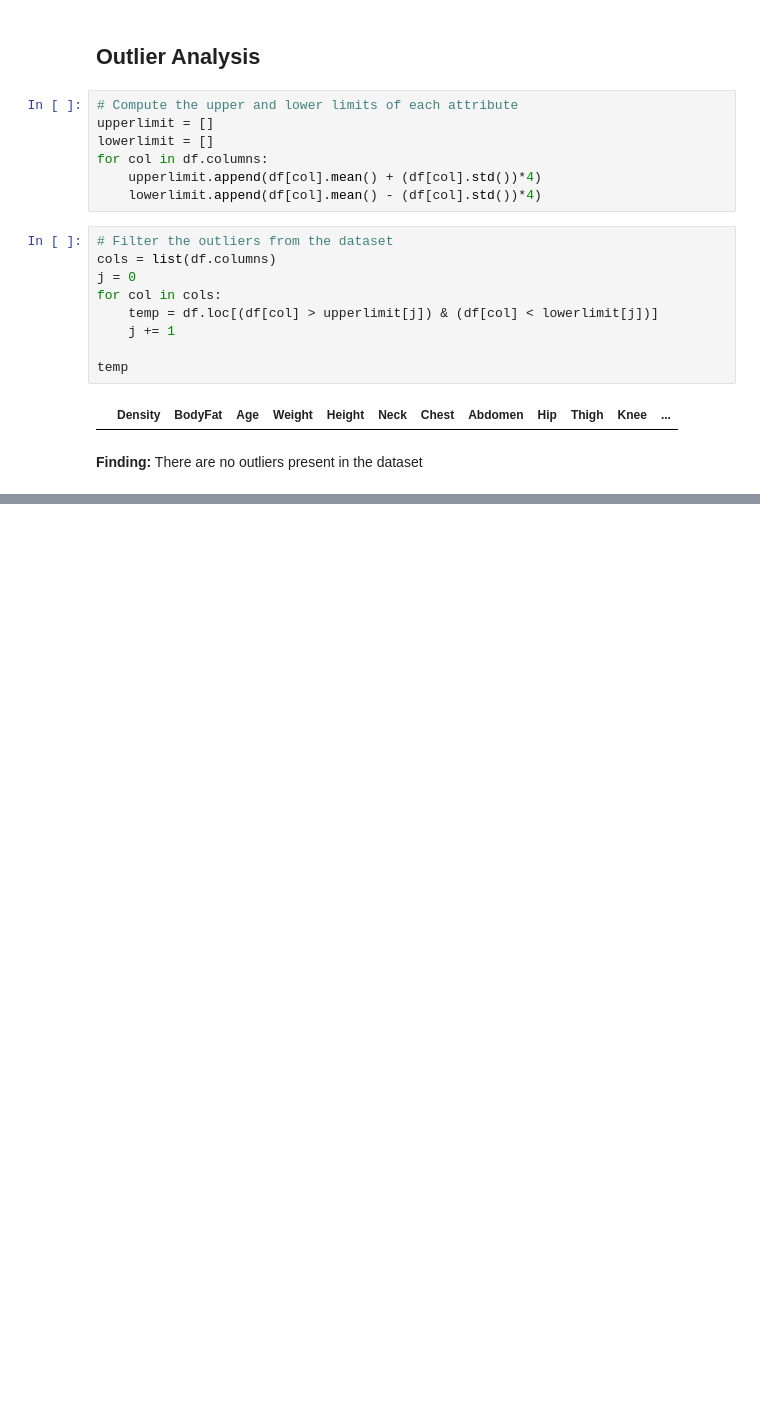
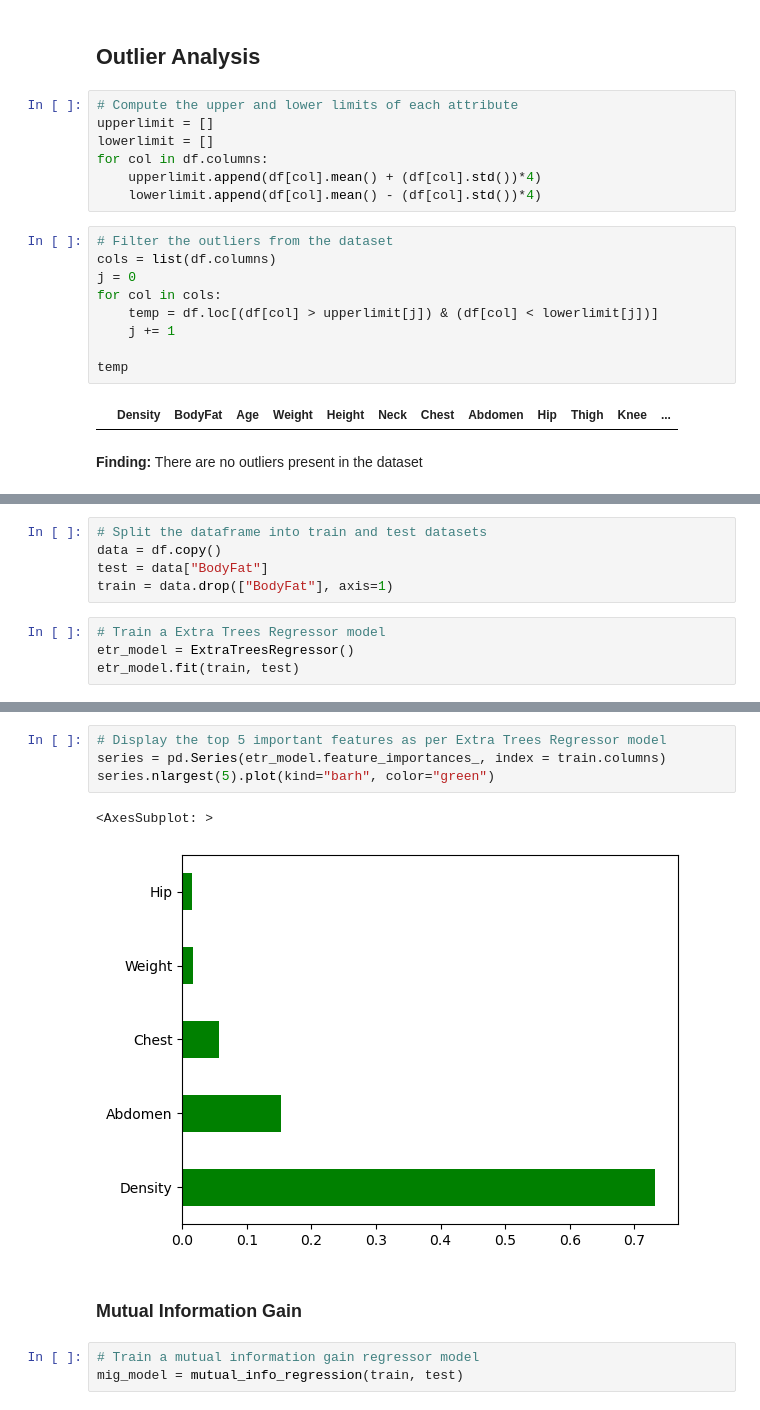
Before and after one commit to Aniket-Mahindrakar/Body-Fat-Estimation, a Jupyter notebook: Body Fat Prediction.ipynb, the cells around one changed output, grey strips where cells are left out. Cells and saved outputs as stored; diff of their text form; blank space fills up the shorter version.

```diff
--- a/Body Fat Prediction.ipynb
+++ b/Body Fat Prediction.ipynb
@@ -148,0 +157,9 @@ temp
+# %%
+# Split the dataframe into train and test datasets
+data = df.copy()
+test = data["BodyFat"]
+train = data.drop(["BodyFat"], axis=1)
+# %%
+# Train a Extra Trees Regressor model
+etr_model = ExtraTreesRegressor()
+etr_model.fit(train, test)
@@ -148,0 +175,12 @@ temp
+# %%
+# Display the top 5 important features as per Extra Trees Regressor model
+series = pd.Series(etr_model.feature_importances_, index = train.columns)
+series.nlargest(5).plot(kind="barh", color="green")
+# %% [output]
+<AxesSubplot: >
+[figure, added]
+# %% [markdown]
+<h3>Mutual Information Gain</h3>
+# %%
+# Train a mutual information gain regressor model
+mig_model = mutual_info_regression(train, test)
```
Also changed, not shown: parts of 16 cells of this notebook.
